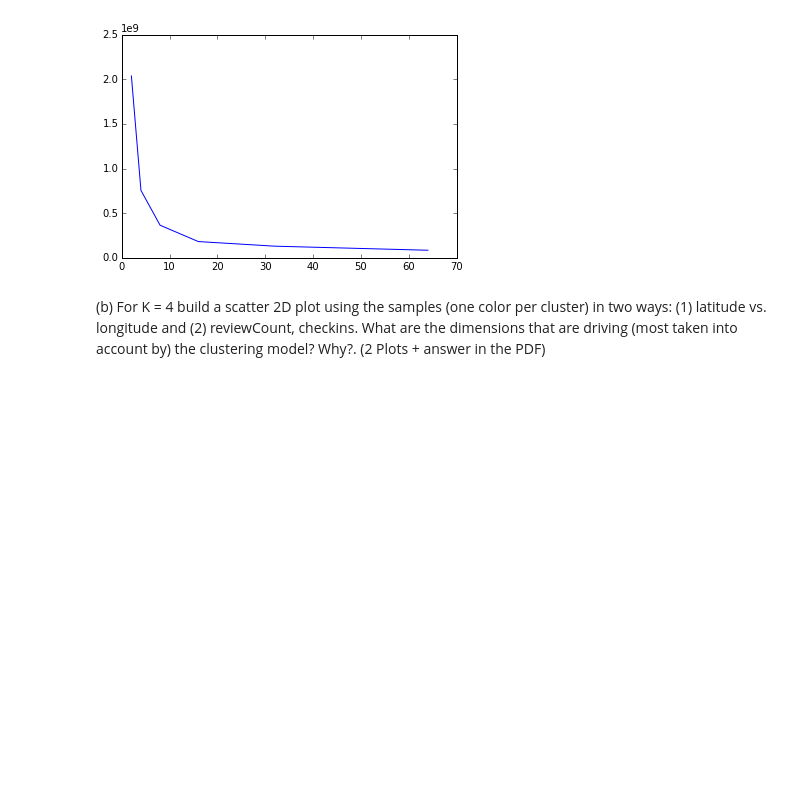
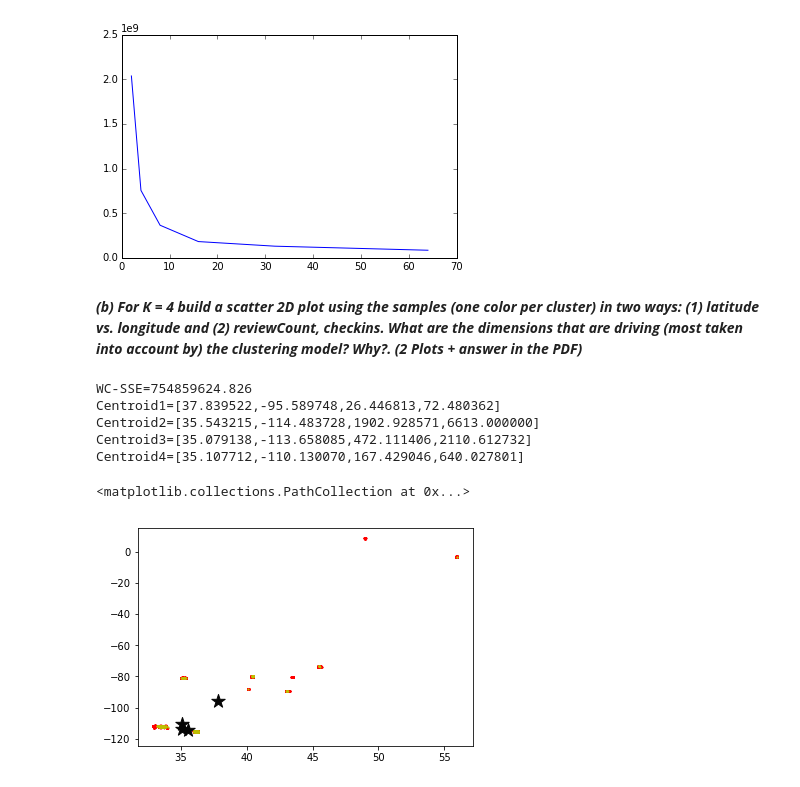
Before and after one commit to doudoujay/cs373, a Jupyter notebook: ma438-hw2/ma438-hw2.ipynb, the cells around one changed output. Cells and saved outputs as stored; diff of their text form; code cells hidden in the pictures; blank space fills up the shorter version.

```diff
--- a/ma438-hw2/ma438-hw2.ipynb
+++ b/ma438-hw2/ma438-hw2.ipynb
@@ -48,12 +48,26 @@ plt.show()
 # %% [output]
 [figure]
 # %% [markdown]
-(b) For K = 4 build a scatter 2D plot using the samples (one color per cluster) in two ways: (1) latitude vs. longitude and (2) reviewCount, checkins. What are the dimensions that are driving (most taken into account by) the clustering model? Why?. (2 Plots + answer in the PDF)
+***(b) For K = 4 build a scatter 2D plot using the samples (one color per cluster) in two ways: (1) latitude vs. longitude and (2) reviewCount, checkins. What are the dimensions that are driving (most taken into account by) the clustering model? Why?. (2 Plots + answer in the PDF)***
+# %%
+k = 4
+clustering.main('yelp.csv', k, 'km')
+# %% [output]
+WC-SSE=754859624.826
+Centroid1=[37.839522,-95.589748,26.446813,72.480362]
+Centroid2=[35.543215,-114.483728,1902.928571,6613.000000]
+Centroid3=[35.079138,-113.658085,472.111406,2110.612732]
+Centroid4=[35.107712,-110.130070,167.429046,640.027801]
 # %%
-k = 4
-colors = cm.rainbow(np.linspace(0, 1, k)
+# 1) latitude vs. longitude
+colors = ['r', 'g', 'b', 'y', 'c', 'm']
 fig, ax = plt.subplots()
 for i in range(k):
-        points = np.array([X[j] for j in range(len(X)) if clusters[j] == i])
-        ax.scatter(points[:, 0], points[:, 1], s=7, c=colors[i])
+        points = np.take(clustering.X,clustering.globalCs[i].data, axis=0)
+        ax.scatter(points[:, 0] , points[:, 1], s=1, c=colors[i])
+
+C = np.array([c.center for c in clustering.globalCs])
 ax.scatter(C[:, 0], C[:, 1], marker='*', s=200, c='#050505')
+# %% [output]
+<matplotlib.collections.PathCollection at 0x...>
+[figure, added]
```
Also changed, not shown: parts of 28 cells of this notebook, 4 other files.
